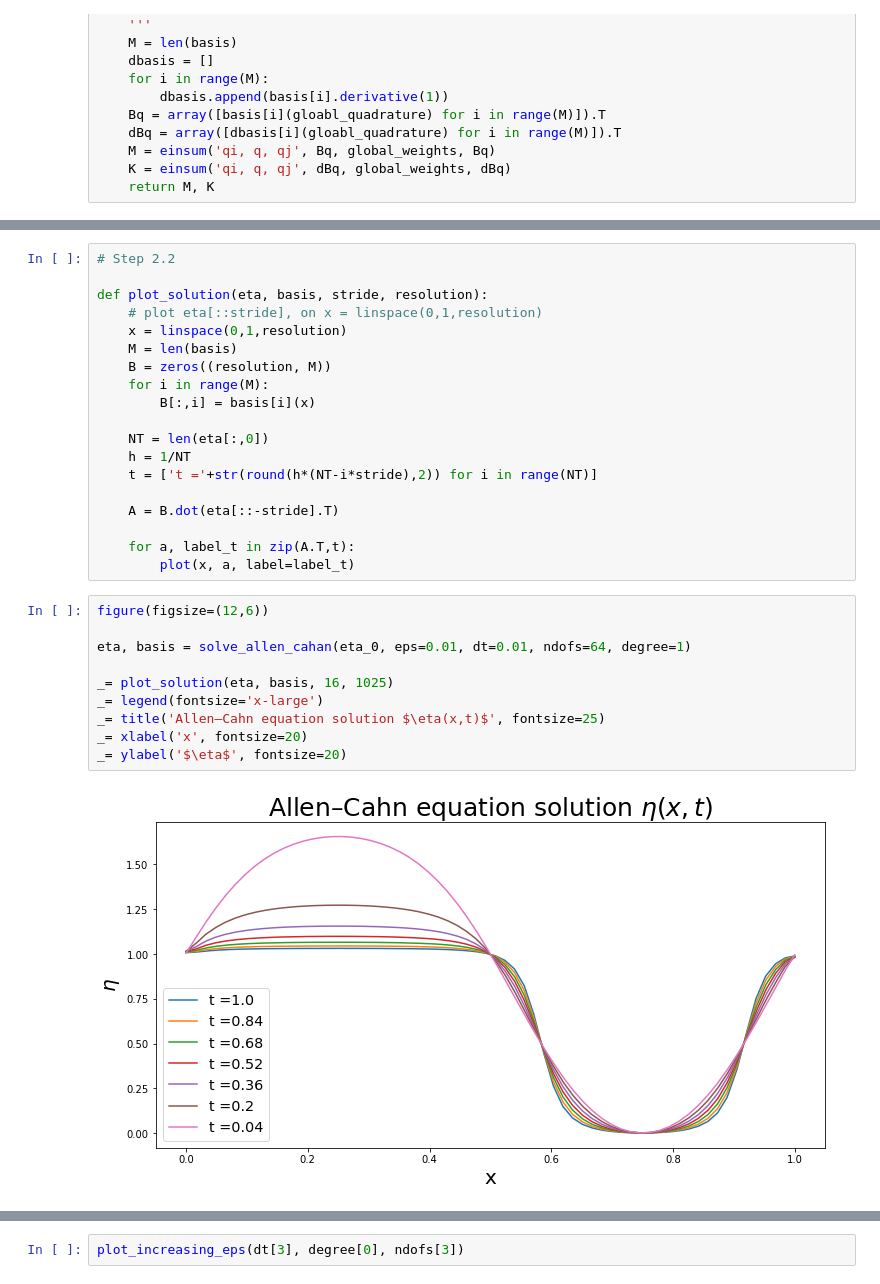
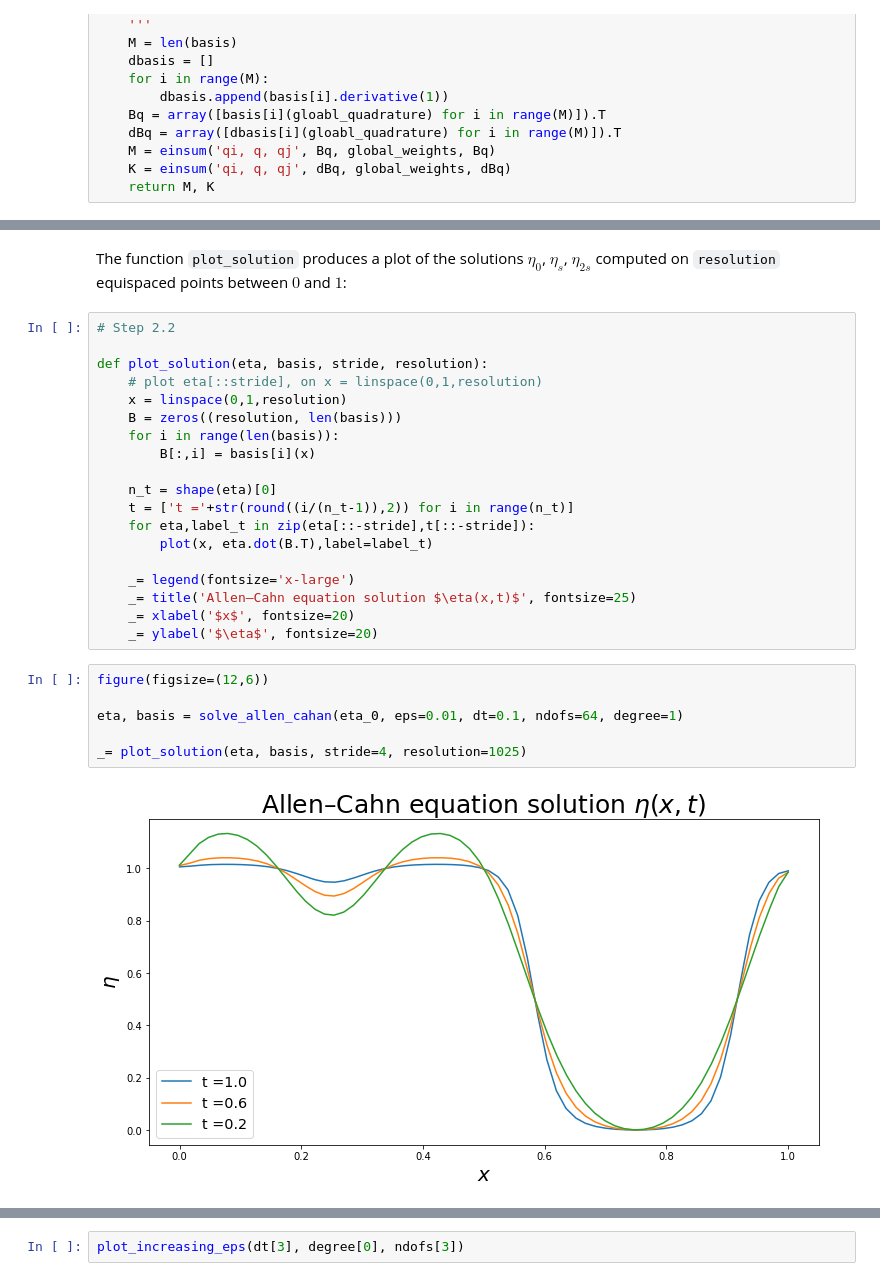
Before and after one commit to RobertoCorti/P1.4_seed, a Jupyter notebook: final_project/final_project_2019-2020.ipynb, the cells around one changed output, grey strips where cells are left out. Cells and saved outputs as stored; diff of their text form.

```diff
--- a/final_project/final_project_2019-2020.ipynb
+++ b/final_project/final_project_2019-2020.ipynb
@@ -252,31 +226,29 @@ def solve_allen_cahan_non_linear(eta_0_function, eps, dt, ndofs, degree):
+# %% [markdown]
+The function `plot_solution` produces a plot of the solutions $\eta_0$, $\eta_s$, $\eta_{2s}$ computed on `resolution` equispaced points between $0$ and $1$:
 # %%
 # Step 2.2
 
 def plot_solution(eta, basis, stride, resolution):
     # plot eta[::stride], on x = linspace(0,1,resolution)
     x = linspace(0,1,resolution)
-    M = len(basis)
-    B = zeros((resolution, M))
-    for i in range(M):
+    B = zeros((resolution, len(basis)))
+    for i in range(len(basis)):
         B[:,i] = basis[i](x)
 
-    NT = len(eta[:,0])
-    h = 1/NT
-    t = ['t ='+str(round(h*(NT-i*stride),2)) for i in range(NT)]
+    n_t = shape(eta)[0]
+    t = ['t ='+str(round((i/(n_t-1)),2)) for i in range(n_t)]
+    for eta,label_t in zip(eta[::-stride],t[::-stride]):
+        plot(x, eta.dot(B.T),label=label_t)
 
-    A = B.dot(eta[::-stride].T)
-
-    for a, label_t in zip(A.T,t):
-        plot(x, a, label=label_t)
+    _= legend(fontsize='x-large')
+    _= title('Allen–Cahn equation solution $\eta(x,t)$', fontsize=25)
+    _= xlabel('$x$', fontsize=20)
+    _= ylabel('$\eta$', fontsize=20)
 # %%
 figure(figsize=(12,6))
 
-eta, basis = solve_allen_cahan(eta_0, eps=0.01, dt=0.01, ndofs=64, degree=1)
+eta, basis = solve_allen_cahan(eta_0, eps=0.01, dt=0.1, ndofs=64, degree=1)
 
-_= plot_solution(eta, basis, 16, 1025)
-_= legend(fontsize='x-large')
-_= title('Allen–Cahn equation solution $\eta(x,t)$', fontsize=25)
-_= xlabel('x', fontsize=20)
-_= ylabel('$\eta$', fontsize=20)
+_= plot_solution(eta, basis, stride=4, resolution=1025)
 # %% [output]
-[figure, old version]
+[figure, new version]
```
Also changed, not shown: parts of 27 cells of this notebook.
